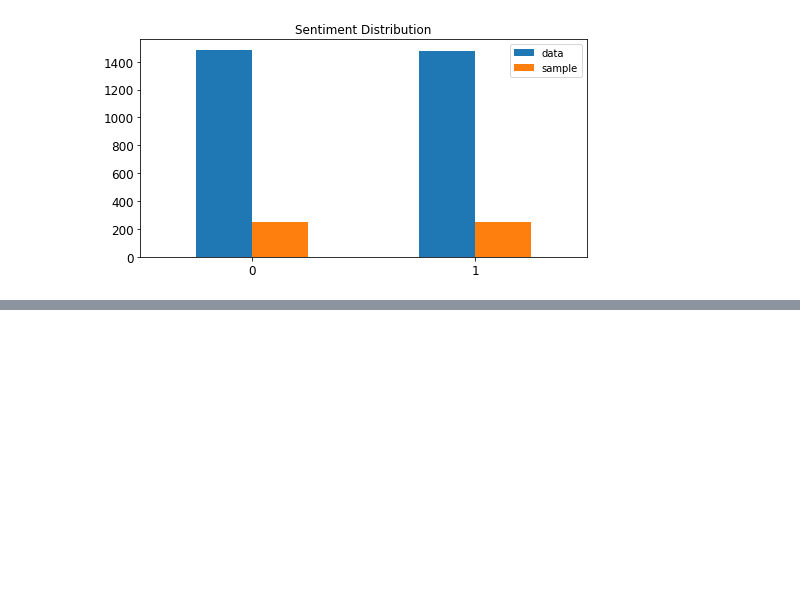
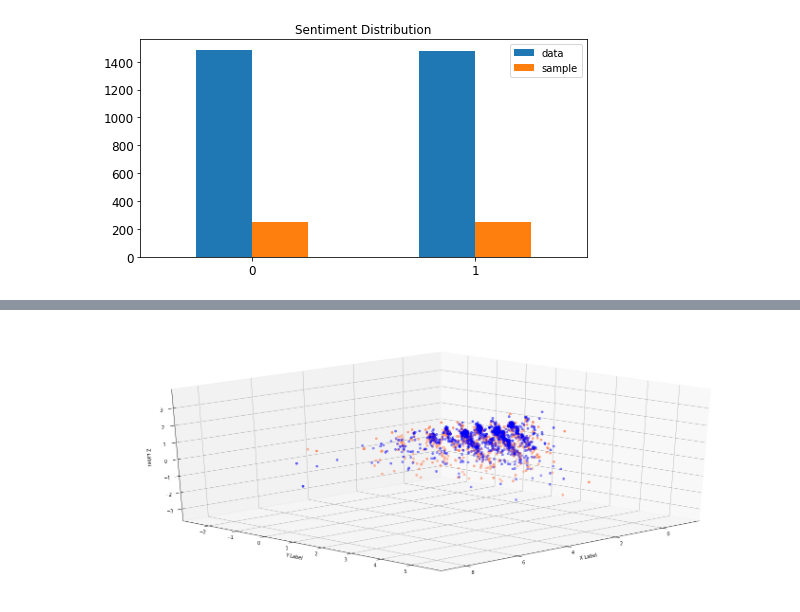
Before and after one commit to xavier2696/dm_2018_hw_1, a Jupyter notebook: hw_1.ipynb, the cells around one changed output, grey strips where cells are left out. Cells and saved outputs as stored; diff of their text form; code cells hidden in the pictures; blank space fills up the shorter version.

```diff
--- a/hw_1.ipynb
+++ b/hw_1.ipynb
@@ -130,0 +176,23 @@ count_vect.get_feature_names()[0:10]
+# %%
+#3 dimension PCA
+sentiment_data_reduced3 = PCA(n_components = 3).fit_transform(sentiment_counts.toarray())
+fig = plt.figure(figsize = (25,10))
+
+ax1 = fig.add_subplot(1,1,1, projection='3d')
+
+for c, score in zip(colors, scores):
+    xs = sentiment_data_reduced3[sentiment_data_df['score'] == score].T[0]
+    ys = sentiment_data_reduced3[sentiment_data_df['score'] == score].T[1]
+    zs = sentiment_data_reduced3[sentiment_data_df['score'] == score].T[2]
+
+    ax1.scatter3D(xs, ys, zs, c= c, marker = 'o')
+
+ax1.grid(color='gray', linestyle=':', linewidth=2, alpha=0.2)
+ax1.set_xlabel('\nX Label')
+ax1.set_ylabel('\nY Label')
+ax1.set_zlabel('\nZ Label')
+ax1.view_init(25, 45)
+
+plt.show()
+# %% [output]
+[figure, added]
```
Also changed, not shown: parts of 11 cells of this notebook.
